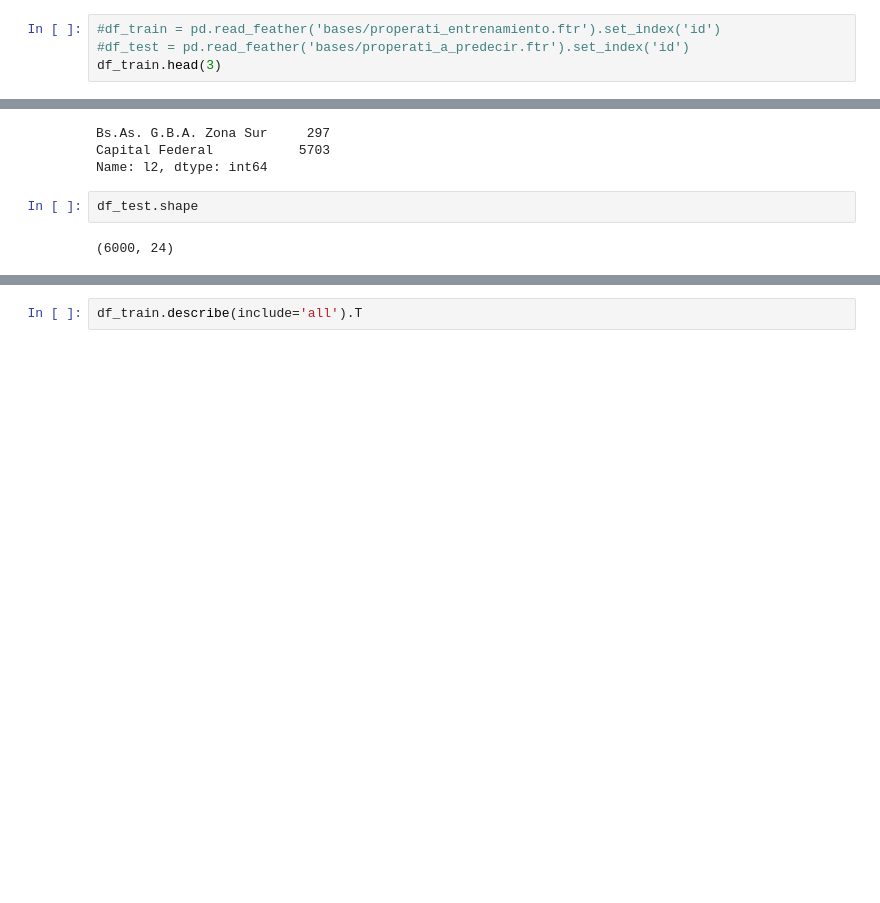
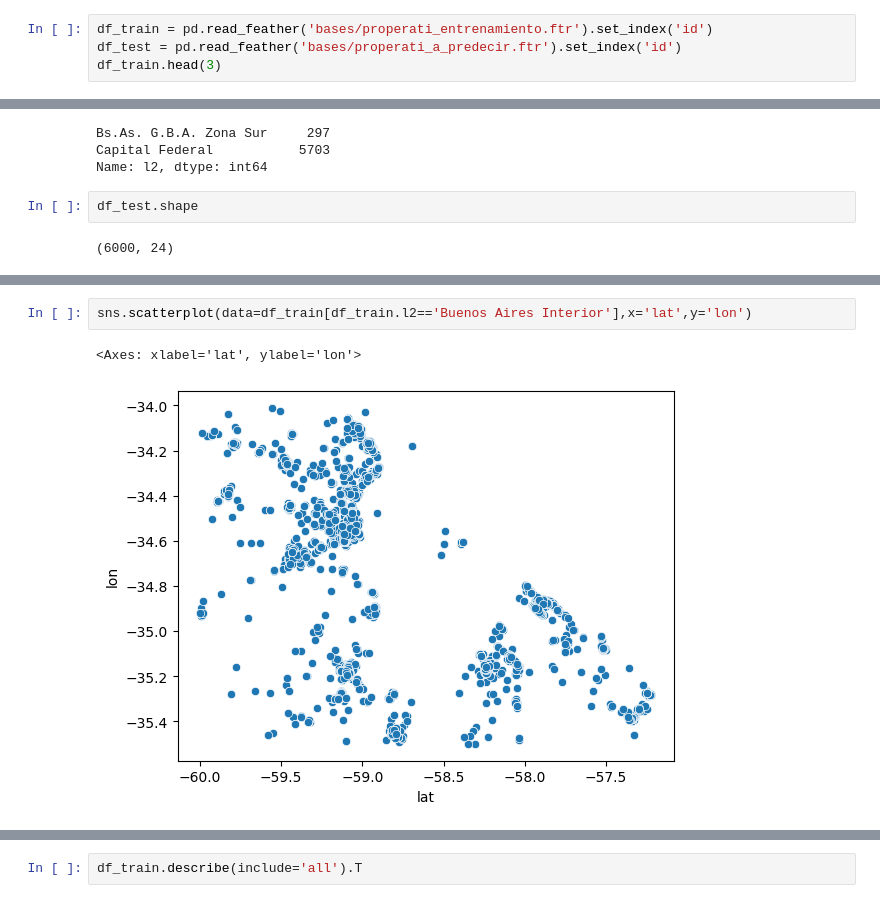
Before and after one commit to josesg998/competencia_properati, a Jupyter notebook: TP_Individual.ipynb, the cells around one changed output, grey strips where cells are left out. Cells and saved outputs as stored; diff of their text form; blank space fills up the shorter version.

```diff
--- a/TP_Individual.ipynb
+++ b/TP_Individual.ipynb
@@ -62,8 +62,8 @@ df_test = pd.read_feather(DIR + "properati_a_predecir.ftr").set_index('id')
 # df_train.reset_index(drop=False).to_feather('bases/properati_entrenamiento.ftr')
 # df_test.reset_index(drop=False).to_feather('bases/properati_a_predecir.ftr')
 # %%
-#df_train = pd.read_feather('bases/properati_entrenamiento.ftr').set_index('id')
-#df_test = pd.read_feather('bases/properati_a_predecir.ftr').set_index('id')
+df_train = pd.read_feather('bases/properati_entrenamiento.ftr').set_index('id')
+df_test = pd.read_feather('bases/properati_a_predecir.ftr').set_index('id')
 df_train.head(3)
 # %% [output]
 |  | ad_type | start_date | end_date | created_on | lat | lon | l1 | l2 | l3 | l4 | ... |
@@ -170,0 +169,5 @@ df_test.shape
+# %%
+sns.scatterplot(data=df_train[df_train.l2=='Buenos Aires Interior'],x='lat',y='lon')
+# %% [output]
+<Axes: xlabel='lat', ylabel='lon'>
+[figure, added]
```
Also changed, not shown: parts of 18 cells of this notebook, 1 other file.
